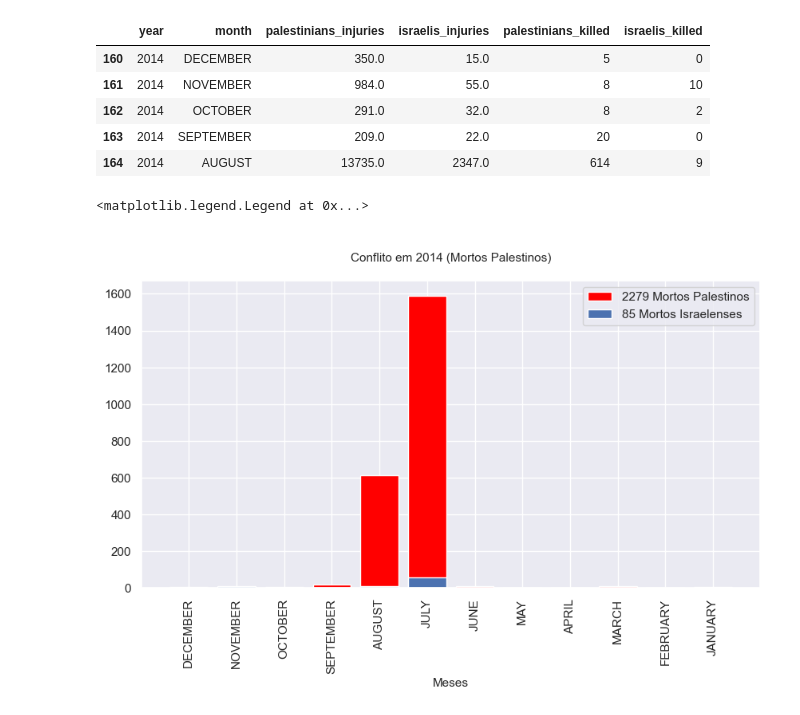
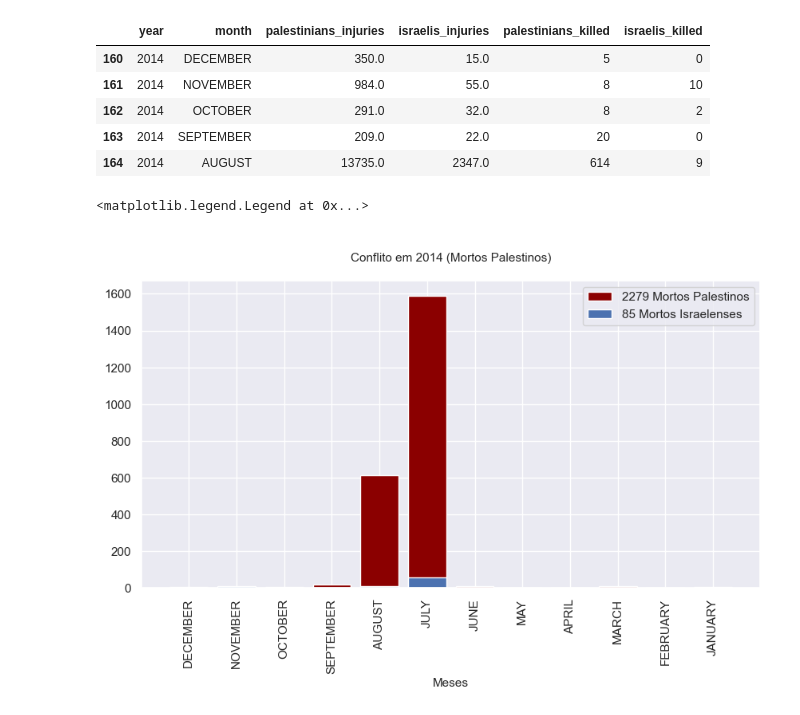
Before and after one commit to henriquecarvalho-maker/Conflito-israelo-palestino, a Jupyter notebook: análise_dos_mortos_e_feridos_no_conflito_entre_palestinos_e_israelitas.ipynb, the cells around one changed output. Drawn from its saved outputs; the diff is of its cells as text; code cells hidden in the pictures.

```diff
--- a/análise_dos_mortos_e_feridos_no_conflito_entre_palestinos_e_israelitas.ipynb
+++ b/análise_dos_mortos_e_feridos_no_conflito_entre_palestinos_e_israelitas.ipynb
@@ -312,12 +324,12 @@ dados_2014.head()
 | 163 | 2014 | SEPTEMBER | 209.0 | 22.0 | 20 | 0 |
 | 164 | 2014 | AUGUST | 13735.0 | 2347.0 | 614 | 9 |
 # %%
-plt.bar(dados_2014['month'], dados_2014['palestinians_killed'], color='red')
+plt.bar(dados_2014['month'], dados_2014['palestinians_killed'], color='Darkred')
 plt.xticks(rotation=90)
 plt.xlabel("Meses", fontsize=11)
 plt.bar(dados_2014['month'], dados_2014['israelis_killed'])
 plt.title('\nConflito em 2014 (Mortos Palestinos)\n', fontsize=11);
 plt.legend(['2279 Mortos Palestinos', '85 Mortos Israelenses'])
 # %% [output]
 <matplotlib.legend.Legend at 0x...>
-[figure, old version]
+[figure, new version]
```
Also changed, not shown: parts of 7 cells of this notebook.
